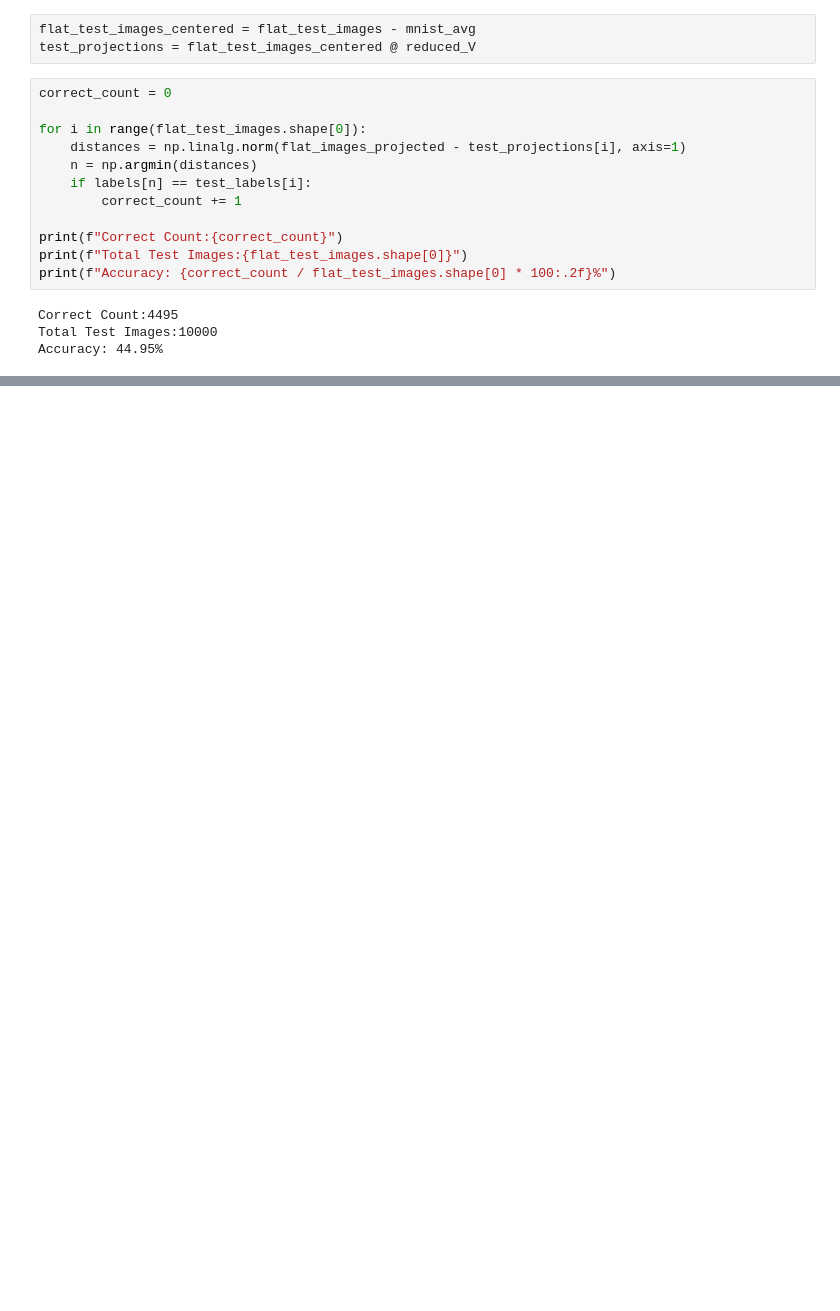
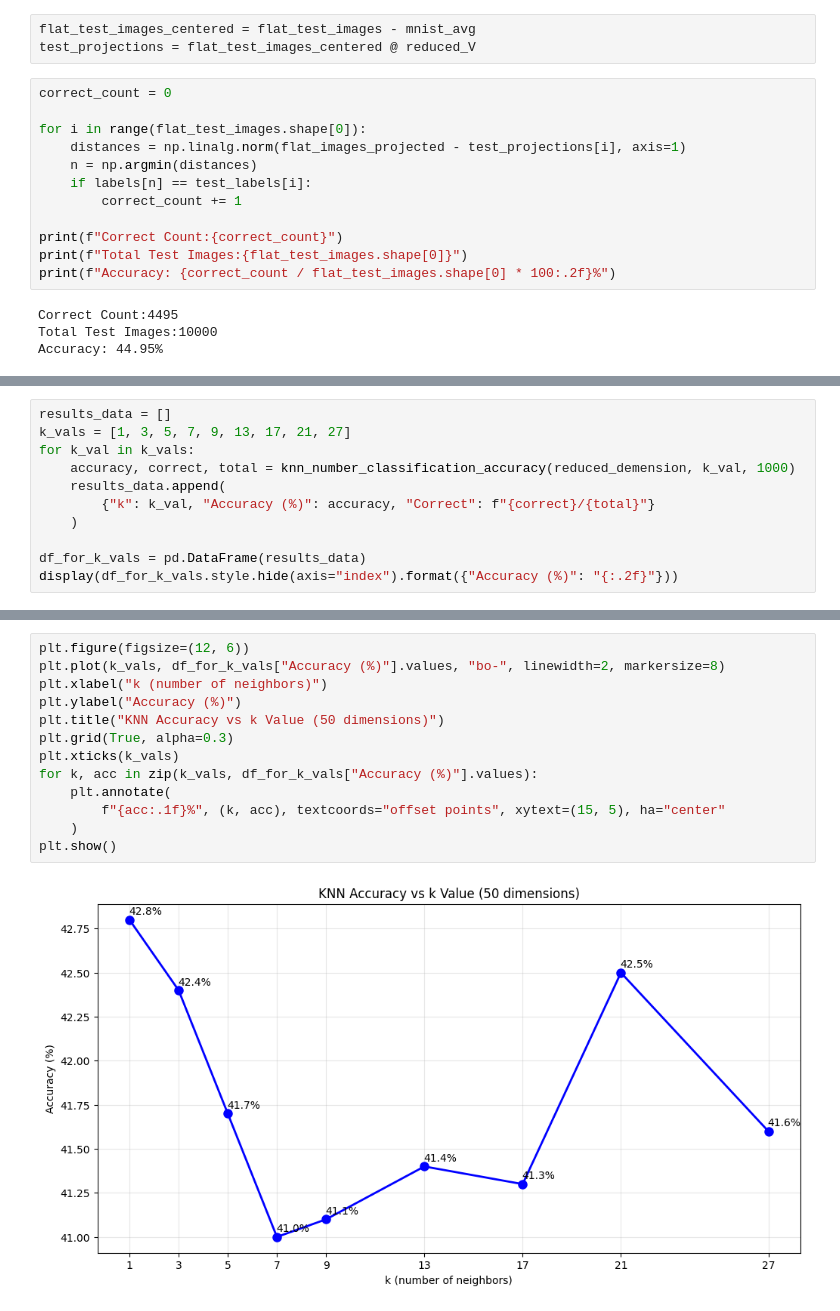
Before and after one commit to ChurroC/Number_Recognition, a Jupyter notebook: src/PCA.ipynb, the cells around one changed output, grey strips where cells are left out. Saved outputs shown, nothing was run; the diff lists cells and outputs as text; blank space fills up the shorter version.

```diff
--- a/src/PCA.ipynb
+++ b/src/PCA.ipynb
@@ -218,0 +261,11 @@ Accuracy: 84.80%
+# %%
+results_data = []
+k_vals = [1, 3, 5, 7, 9, 13, 17, 21, 27]
+for k_val in k_vals:
+    accuracy, correct, total = knn_number_classification_accuracy(reduced_demension, k_val, 1000)
+    results_data.append(
+        {"k": k_val, "Accuracy (%)": accuracy, "Correct": f"{correct}/{total}"}
+    )
+
+df_for_k_vals = pd.DataFrame(results_data)
+display(df_for_k_vals.style.hide(axis="index").format({"Accuracy (%)": "{:.2f}"}))
@@ -218,0 +283,15 @@ Accuracy: 84.80%
+# %%
+plt.figure(figsize=(12, 6))
+plt.plot(k_vals, df_for_k_vals["Accuracy (%)"].values, "bo-", linewidth=2, markersize=8)
+plt.xlabel("k (number of neighbors)")
+plt.ylabel("Accuracy (%)")
+plt.title("KNN Accuracy vs k Value (50 dimensions)")
+plt.grid(True, alpha=0.3)
+plt.xticks(k_vals)
+for k, acc in zip(k_vals, df_for_k_vals["Accuracy (%)"].values):
+    plt.annotate(
+        f"{acc:.1f}%", (k, acc), textcoords="offset points", xytext=(15, 5), ha="center"
+    )
+plt.show()
+# %% [output]
+[figure, added]
```
Also changed, not shown: parts of 13 cells of this notebook.
